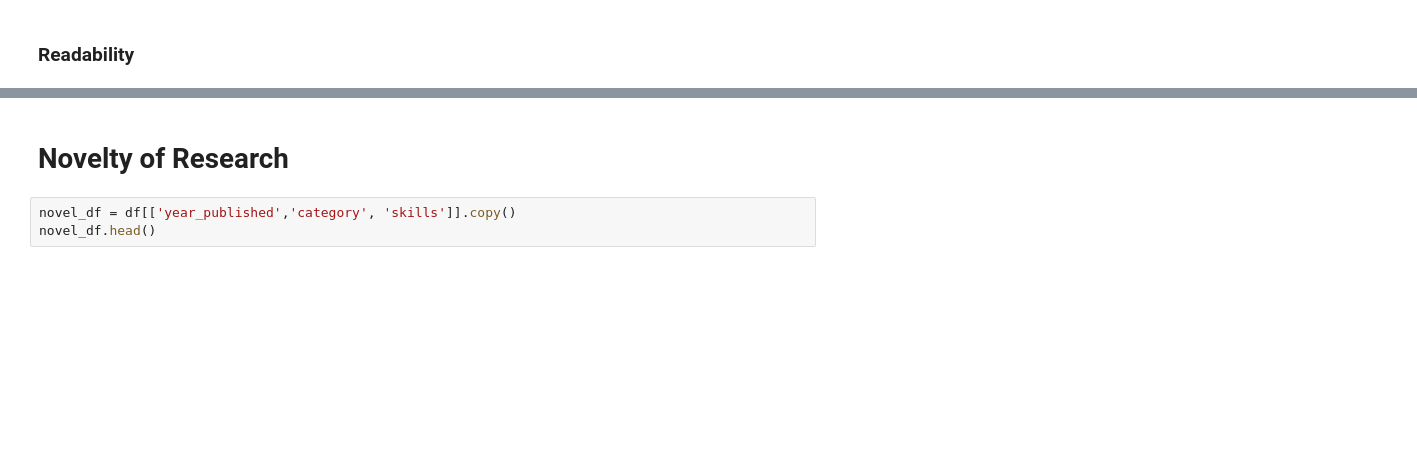
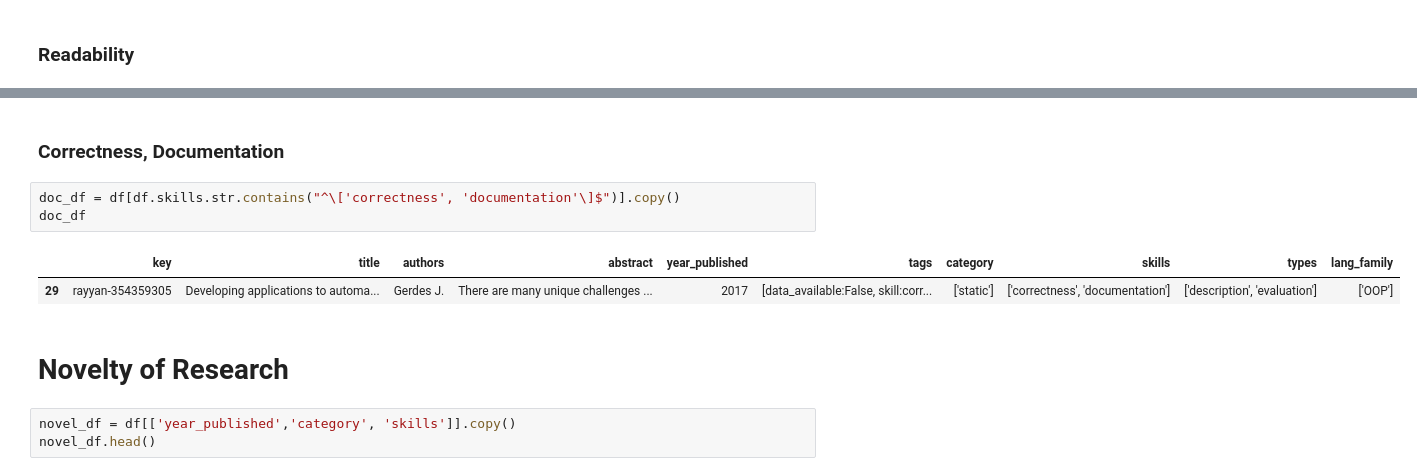
Before and after one commit to m-messer/Automated-Assessment-SLR-Data-Processing, a Jupyter notebook: discussion.ipynb, the cells around one changed output, grey strips where cells are left out. Saved outputs shown, nothing was run; the diff lists cells and outputs as text; blank space fills up the shorter version.

```diff
--- a/discussion.ipynb
+++ b/discussion.ipynb
@@ -97,3 +236,11 @@ temp_df[['key', 'title', 'skills']]
+# %% [markdown]
+### Correctness, Documentation
+# %%
+doc_df = df[df.skills.str.contains("^\['correctness', 'documentation'\]$")].copy()
+doc_df
+# %% [output]
+|  | key | title | authors | abstract | year_published | tags | category | skills | types | lang_family |
+| 29 | rayyan-354359305 | Developing applications to automa... | Gerdes J. | There are many unique challenges ... | 2017 | [data_available:False, skill:corr... | ['static'] | ['correctness', 'documentation'] | ['description', 'evaluation'] | ['OOP'] |
 # %% [markdown]
 # Novelty of Research
 # %%
```
Also changed, not shown: parts of 18 cells of this notebook.
